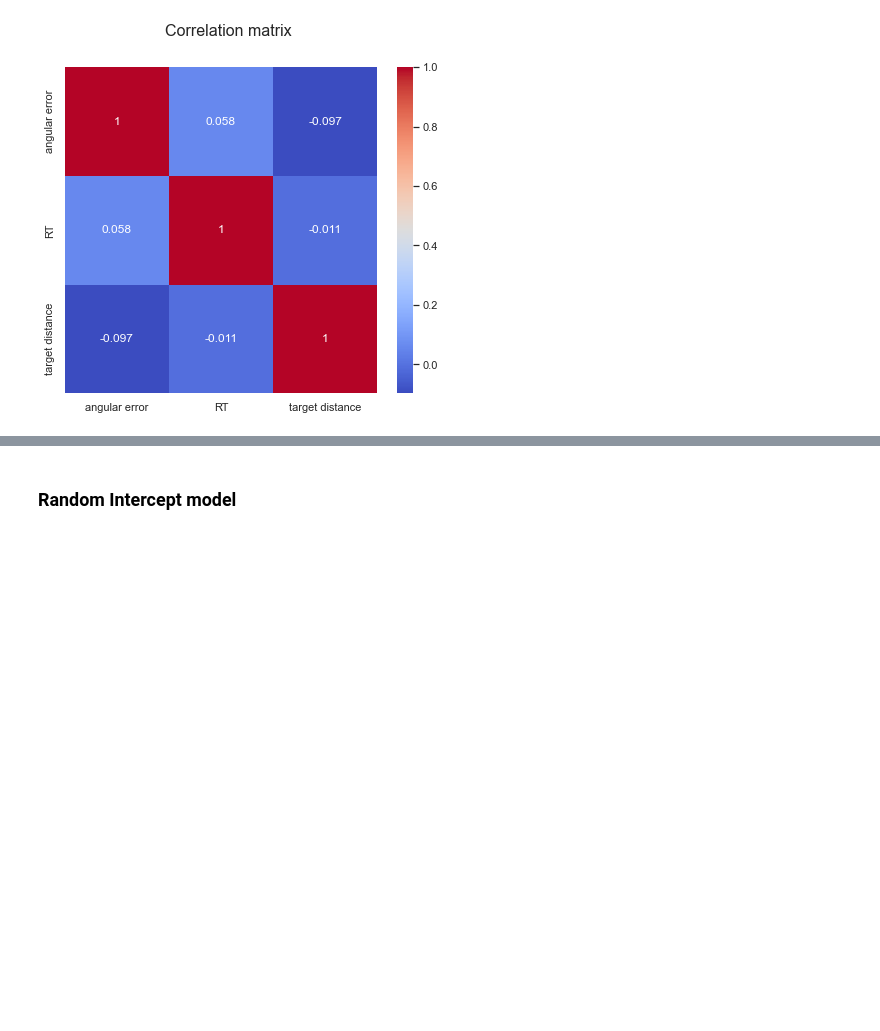
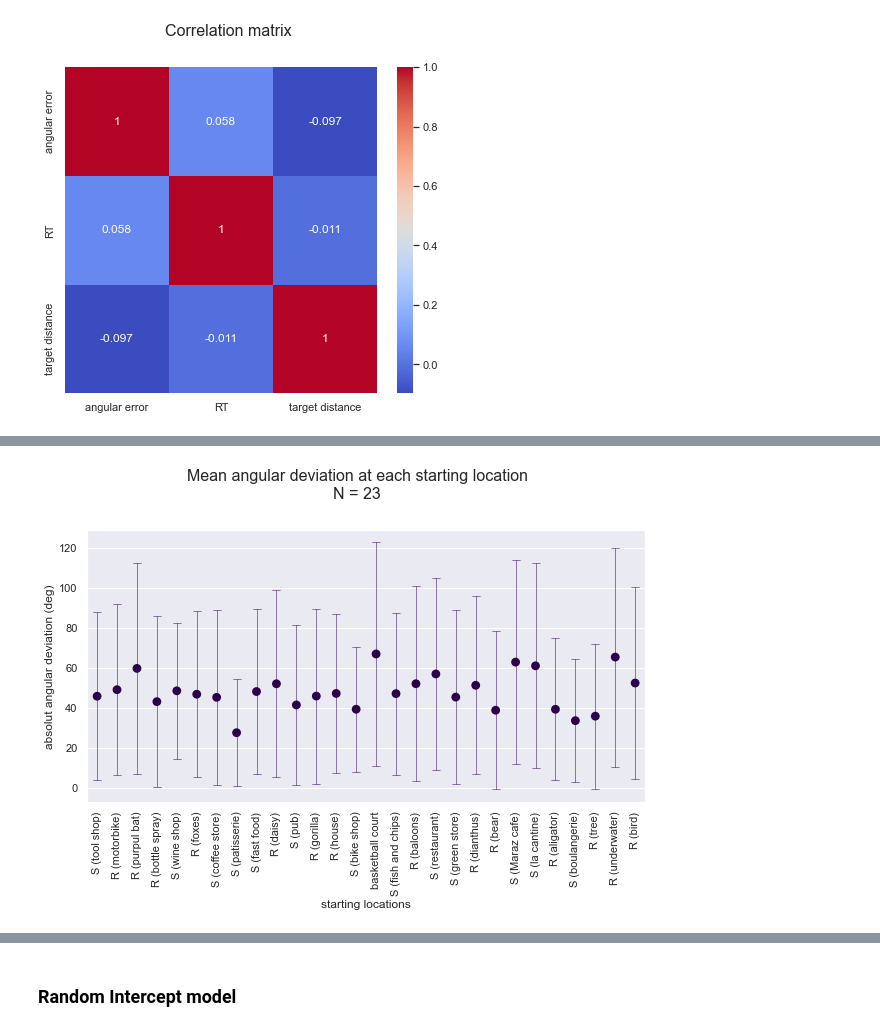
Before and after one commit to nora-maleki/humanA-pointing-task-analysis, a Jupyter notebook: analyses/01_main/03_analysis.ipynb, the cells around one changed output, grey strips where cells are left out. Drawn from its saved outputs; the diff is of its cells as text; code cells hidden in the pictures; blank space fills up the shorter version.

```diff
--- a/analyses/01_main/03_analysis.ipynb
+++ b/analyses/01_main/03_analysis.ipynb
@@ -130,0 +132,20 @@ fig.savefig(f'{PLOT_PATH}/correlation_matrix_{N}.png', bbox_inches='tight', dpi=
+# %%
+_, _ = plt.subplots(figsize=(10,5))
+
+sns.pointplot(
+    data=df_cleaned,
+    x='starting_loc_name',
+    y='absolute_180_angles',
+    ci='sd',
+    join=False,
+    errwidth=.5,
+    capsize=.4
+).set(xlabel='starting locations', ylabel='absolut angular deviation (deg)')
+
+plt.suptitle(f'Mean angular deviation at each starting location\nN = {N}', size=16, y=1.05)
+plt.xticks(rotation=90)
+plt.show()
+
+fig.savefig(f'{PLOT_PATH}/mean_angular_deviation_pointplot_{N}.png', bbox_inches='tight', dpi=90)
+# %% [output]
+[figure, added]
```
Also changed, not shown: parts of 15 cells of this notebook.
